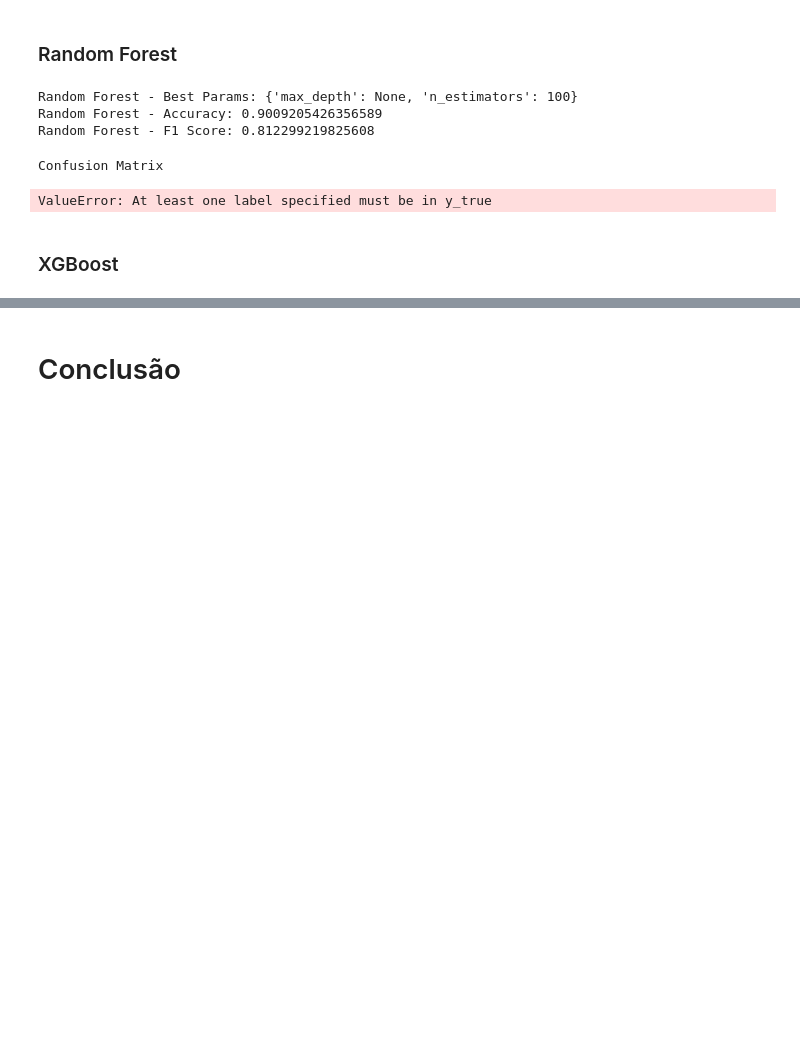
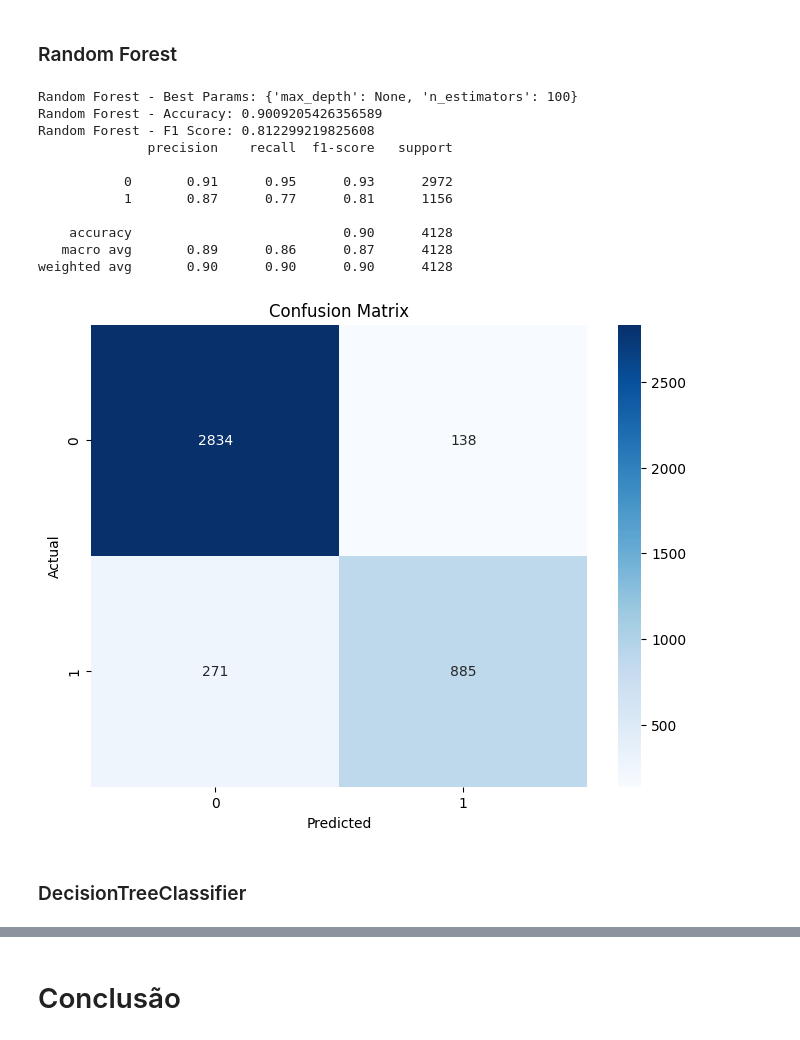
Before and after one commit to a12747/IA24_G11_2, a Jupyter notebook: notebooks/TP-IA-2.ipynb, the cells around one changed output, grey strips where cells are left out. Saved outputs shown, nothing was run; the diff lists cells and outputs as text; code cells hidden in the pictures; blank space fills up the shorter version.

```diff
--- a/notebooks/TP-IA-2.ipynb
+++ b/notebooks/TP-IA-2.ipynb
@@ -174,73 +231,49 @@ Logistic Regression - F1 Score: 0.7142186766776162
 # %%
 rf = RandomForestClassifier(random_state=42)
 
 param_grid_rf = {
     'n_estimators': [50, 100],
     'max_depth': [5, 10, None]
 }
 
 grid_rf = GridSearchCV(rf, param_grid_rf, cv=3, scoring='f1', n_jobs=-1)
 grid_rf.fit(X_train_scaled, y_train)
 
 best_rf = grid_rf.best_estimator_
 y_pred_rf = best_rf.predict(X_test_scaled)
 
 acc_rf = accuracy_score(y_test, y_pred_rf)
 f1_rf  = f1_score(y_test, y_pred_rf)
 
 print("Random Forest - Best Params:", grid_rf.best_params_)
 print("Random Forest - Accuracy:", acc_rf)
 print("Random Forest - F1 Score:", f1_rf)
+
+# Classification Report
+print(classification_report(y_test,y_pred_rf))
+
+# Confusion Matrix
+cm = confusion_matrix(y_test, y_pred_rf)
+plt.figure(figsize=(8, 6))
+sns.heatmap(cm, annot=True, fmt='d', cmap='Blues',
+            xticklabels=np.unique(y), yticklabels=np.unique(y))
+plt.xlabel('Predicted')
+plt.ylabel('Actual')
+plt.title('Confusion Matrix')
+plt.show()
 # %% [output]
 Random Forest - Best Params: {'max_depth': None, 'n_estimators': 100}
 Random Forest - Accuracy: 0.9009205426356589
 Random Forest - F1 Score: 0.812299219825608
+              precision    recall  f1-score   support
+
+           0       0.91      0.95      0.93      2972
+           1       0.87      0.77      0.81      1156
+
+    accuracy                           0.90      4128
+   macro avg       0.89      0.86      0.87      4128
+weighted avg       0.90      0.90      0.90      4128
+[figure, added]
-# %%
-# -------------------------------
-# 1. Train your Decision Tree
-# -------------------------------
-DTC = DecisionTreeClassifier(random_state=42)
-DTC.fit(X_train, y_train)   # Where X_train and y_train are your training data/labels
-
-# -------------------------------
-# 2. Predict on the test set
-# -------------------------------
-predicted = DTC.predict(X_test)
-
-# -------------------------------
-# 3. Confusion Matrix & Accuracy
-# -------------------------------
-print("Confusion Matrix")
-confm = confusion_matrix(y_test, predicted, labels=class_names)
-print(confm)
-
-print("Accuracy Score : ", accuracy_score(y_test, predicted))
-print("Report: ")
-print(classification_report(y_test, predicted, target_names=["Class 0", "Class 1"]))
-
-# -------------------------------
-# 4. Mean Absolute Error (MAE)
-# -------------------------------
-# Convert the true and predicted labels to numeric (if they aren't already).
-mae_y_true = list(map(convert_num, y_test))
-mae_y_pred = list(map(convert_num, predicted))
-print(f"Mean Absolute Error: {mean_absolute_error(mae_y_true, mae_y_pred)}")
-
-# -------------------------------
-# 5. Confusion Matrix Heatmap
-# -------------------------------
-# Create a DataFrame for the confusion matrix
-df_cm = pd.DataFrame(confm, index=class_names, columns=class_names)
-
-plt.figure(figsize=(6,4))  # Adjust figure size if you like
-ax = sns.heatmap(df_cm, cmap="Oranges", annot=True, fmt="d")
-ax.set_xlabel("Predicted", fontsize=12)
-ax.set_ylabel("Actual", fontsize=12)
-plt.title("Confusion Matrix")
-plt.show()
-# %% [output]
-Confusion Matrix
-ValueError: At least one label specified must be in y_true
 # %% [markdown]
-### XGBoost
+### DecisionTreeClassifier
 # %%
```
Also changed, not shown: parts of 30 cells of this notebook.
